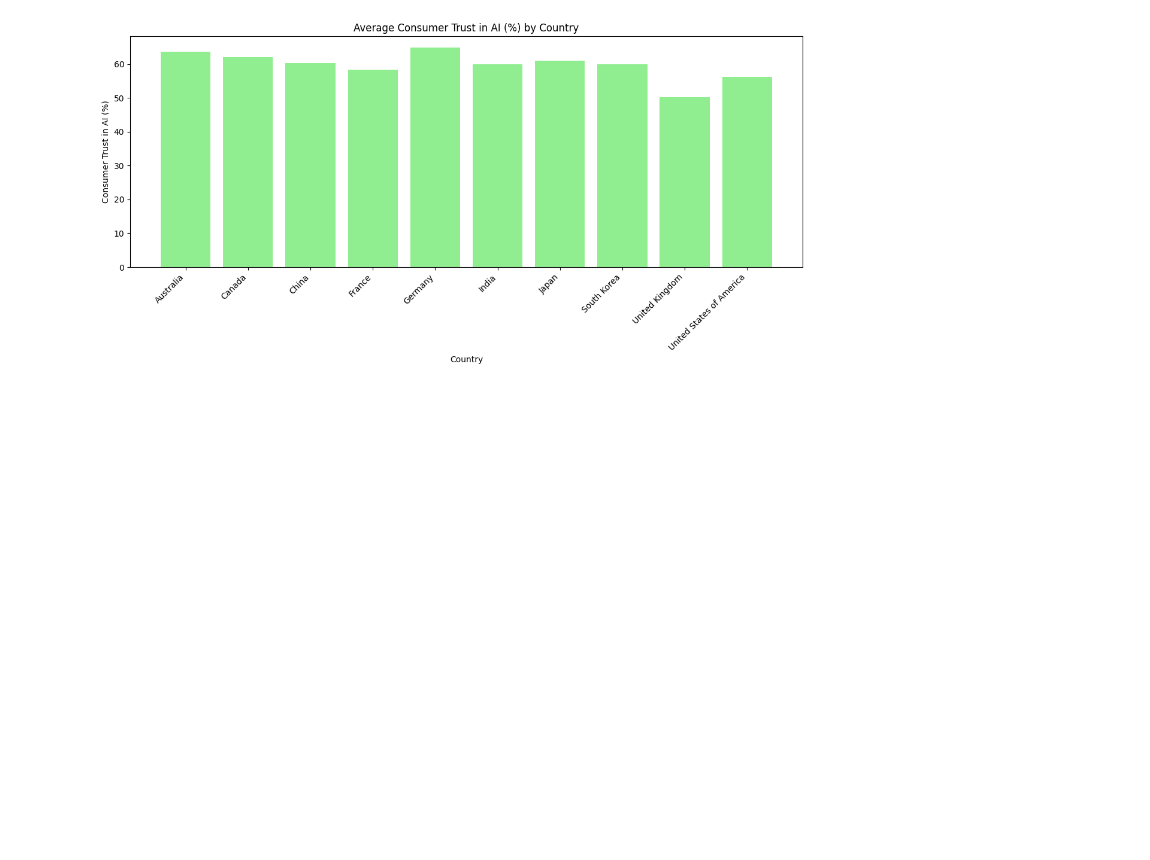
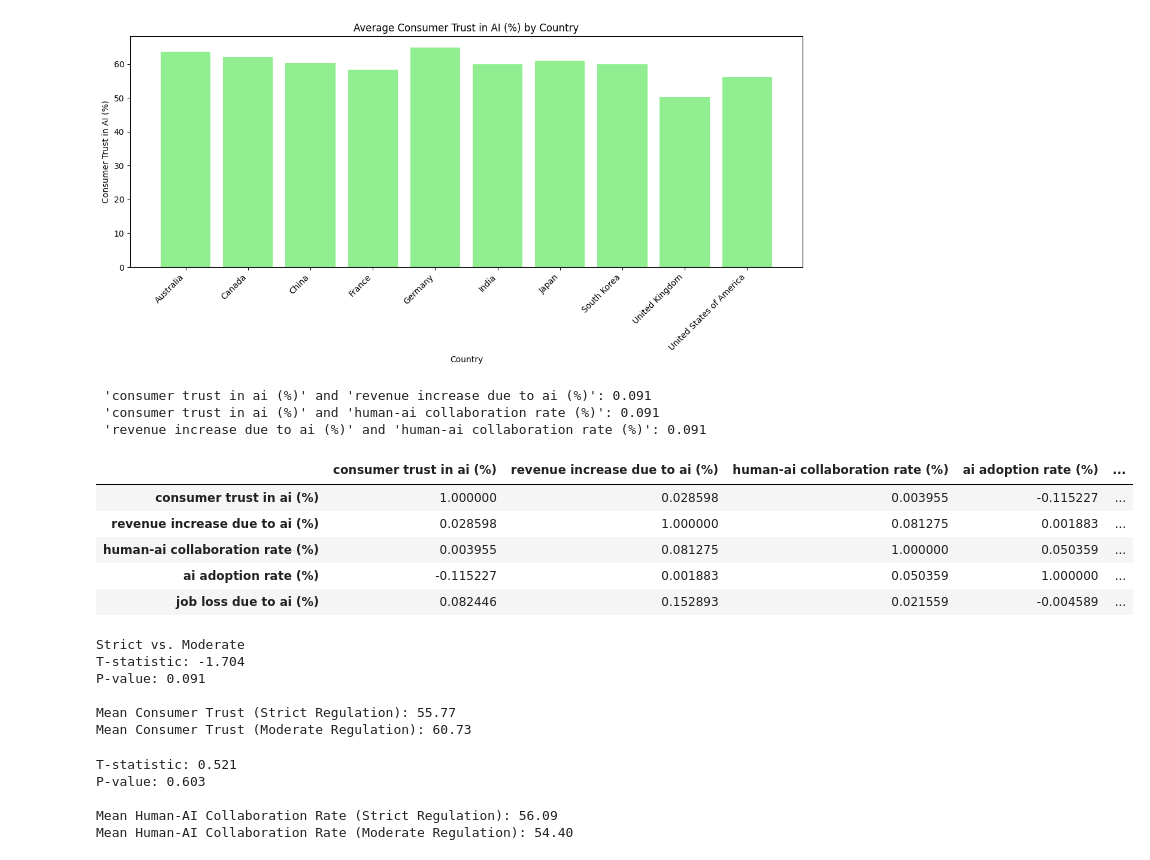
Before and after one commit to SamanthaGoldhammer/FTI_Project1, a Jupyter notebook: Welcome_To_Colab.ipynb, the cells around one changed output. Drawn from its saved outputs; the diff is of its cells as text; code cells hidden in the pictures; blank space fills up the shorter version.

```diff
--- a/Welcome_To_Colab.ipynb
+++ b/Welcome_To_Colab.ipynb
@@ -230,3 +225,71 @@ plt.show()
 [figure]
 [figure]
 [figure]
+# %%
+from scipy.stats import pearsonr
+import numpy as np
+
+selected_cols = ['consumer trust in ai (%)', 'revenue increase due to ai (%)', 'human-ai collaboration rate (%)']
+
+for i in range(len(selected_cols)):
+    for j in range(i + 1, len(selected_cols)):
+        col1 = selected_cols[i]
+        col2 = selected_cols[j]
+
+        temp_df = df[[col1, col2]].dropna()
+
+        print(f" '{col1}' and '{col2}': {p_value:.3f}")
+# %% [output]
+ 'consumer trust in ai (%)' and 'revenue increase due to ai (%)': 0.091
+ 'consumer trust in ai (%)' and 'human-ai collaboration rate (%)': 0.091
+ 'revenue increase due to ai (%)' and 'human-ai collaboration rate (%)': 0.091
+# %%
+correlation_matrix = df[['consumer trust in ai (%)', 'revenue increase due to ai (%)', 'human-ai collaboration rate (%)', 'ai adoption rate (%)', 'job loss due to ai (%)']].corr()
+display(correlation_matrix)
+# %% [output]
+|  | consumer trust in ai (%) | revenue increase due to ai (%) | human-ai collaboration rate (%) | ai adoption rate (%) | ... |
+| consumer trust in ai (%) | 1.000000 | 0.028598 | 0.003955 | -0.115227 | ... |
+| revenue increase due to ai (%) | 0.028598 | 1.000000 | 0.081275 | 0.001883 | ... |
+| human-ai collaboration rate (%) | 0.003955 | 0.081275 | 1.000000 | 0.050359 | ... |
+| ai adoption rate (%) | -0.115227 | 0.001883 | 0.050359 | 1.000000 | ... |
+| job loss due to ai (%) | 0.082446 | 0.152893 | 0.021559 | -0.004589 | ... |
+# %%
+from scipy import stats
+
+strict_regulation_trust = df[df['regulation status'] == 'Strict']['consumer trust in ai (%)']
+moderate_regulation_trust = df[df['regulation status'] == 'Moderate']['consumer trust in ai (%)']
+
+t_statistic, p_value = stats.ttest_ind(strict_regulation_trust, moderate_regulation_trust)
+
+print(f"Strict vs. Moderate")
+print(f"T-statistic: {t_statistic:.3f}")
+print(f"P-value: {p_value:.3f}")
+
+print(f"\nMean Consumer Trust (Strict Regulation): {strict_regulation_trust.mean():.2f}")
+print(f"Mean Consumer Trust (Moderate Regulation): {moderate_regulation_trust.mean():.2f}")
+# %% [output]
+Strict vs. Moderate
+T-statistic: -1.704
+P-value: 0.091
+
+Mean Consumer Trust (Strict Regulation): 55.77
+Mean Consumer Trust (Moderate Regulation): 60.73
+# %%
+from scipy import stats
+
+strict_regulation_collaboration = df[df['regulation status'] == 'Strict']['human-ai collaboration rate (%)']
+moderate_regulation_collaboration = df[df['regulation status'] == 'Moderate']['human-ai collaboration rate (%)']
+
+t_statistic_collaboration, p_value_collaboration = stats.ttest_ind(strict_regulation_collaboration, moderate_regulation_collaboration)
+
+print(f"T-statistic: {t_statistic_collaboration:.3f}")
+print(f"P-value: {p_value_collaboration:.3f}")
+
+print(f"\nMean Human-AI Collaboration Rate (Strict Regulation): {strict_regulation_collaboration.mean():.2f}")
+print(f"Mean Human-AI Collaboration Rate (Moderate Regulation): {moderate_regulation_collaboration.mean():.2f}")
+# %% [output]
+T-statistic: 0.521
+P-value: 0.603
+
+Mean Human-AI Collaboration Rate (Strict Regulation): 56.09
+Mean Human-AI Collaboration Rate (Moderate Regulation): 54.40
```
Also changed, not shown: parts of 2 cells of this notebook.
